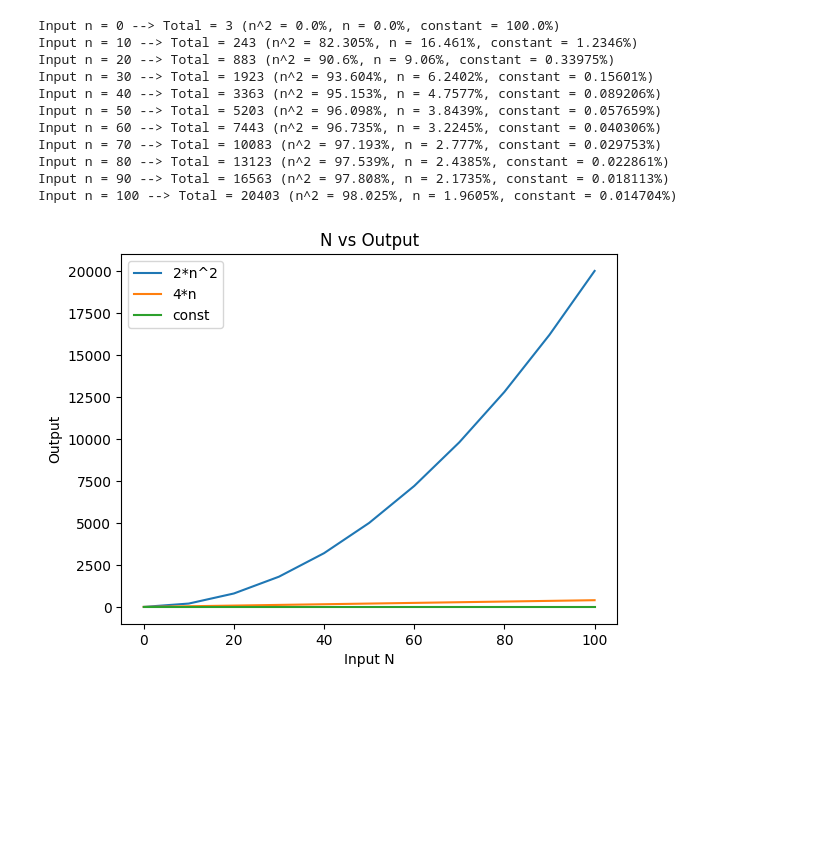
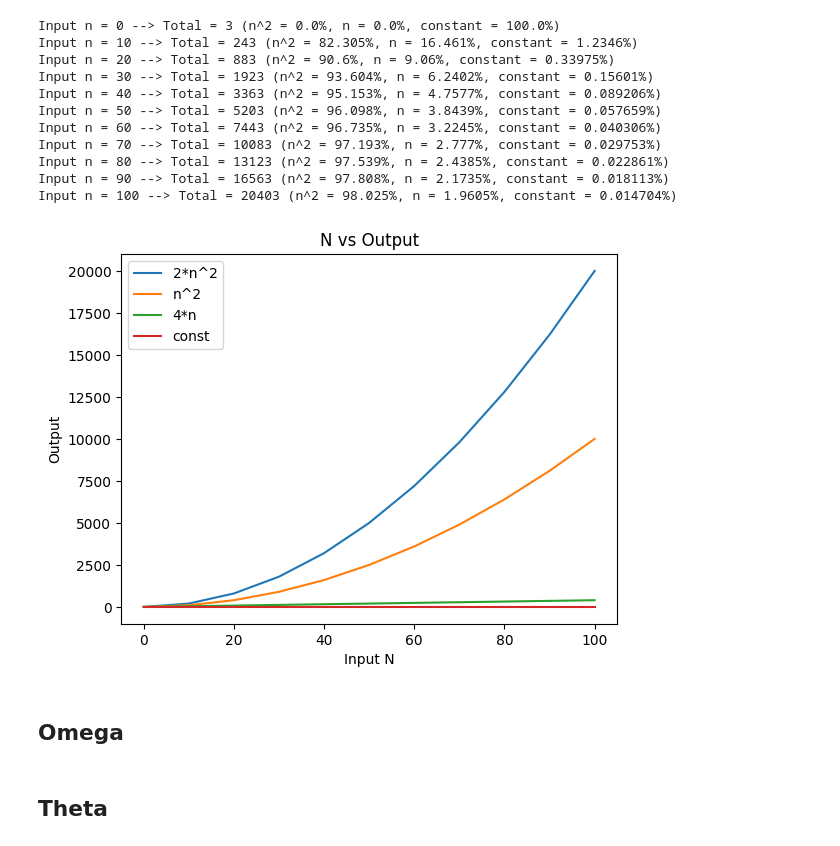
Before and after one commit to pareshrchaudhary/numericalmethods, a Jupyter notebook: Complexity.ipynb, the cells around one changed output. Drawn from its saved outputs; the diff is of its cells as text; code cells hidden in the pictures; blank space fills up the shorter version.

```diff
--- a/Complexity.ipynb
+++ b/Complexity.ipynb
@@ -39,10 +42,7 @@ def f(n):
 
   return counter1, counter2, counter3
 # %%
-import numpy as np
-
 total_list = np.zeros([5, 4])
-term1, term2, term3 = 0
 
 for i in range(0, 5):
     term1, term2, term3 = f(i)
@@ -96,15 +96,22 @@ Input n = 90 --> Total = 16563 (n^2 = 97.808%, n = 2.1735%, constant = 0.018113%
 Input n = 100 --> Total = 20403 (n^2 = 98.025%, n = 1.9605%, constant = 0.014704%)
 # %%
 x = np.arange(0, 101, 10)
+z = np.power(x, 2)
 
 plt.plot(x, total_list[:,1], label='2*n^2')
+plt.plot(x, z, label='n^2')
 plt.plot(x, total_list[:,2], label='4*n')
 plt.plot(x, total_list[:,3], label='const')
+
 
 plt.xlabel('Input N')
 plt.ylabel('Output')
 plt.title('N vs Output')
 plt.legend()
 plt.show()
 # %% [output]
-[figure, old version]
+[figure, new version]
+# %% [markdown]
+## Omega
+# %% [markdown]
+## Theta
```
Also changed, not shown: parts of 6 cells of this notebook.
